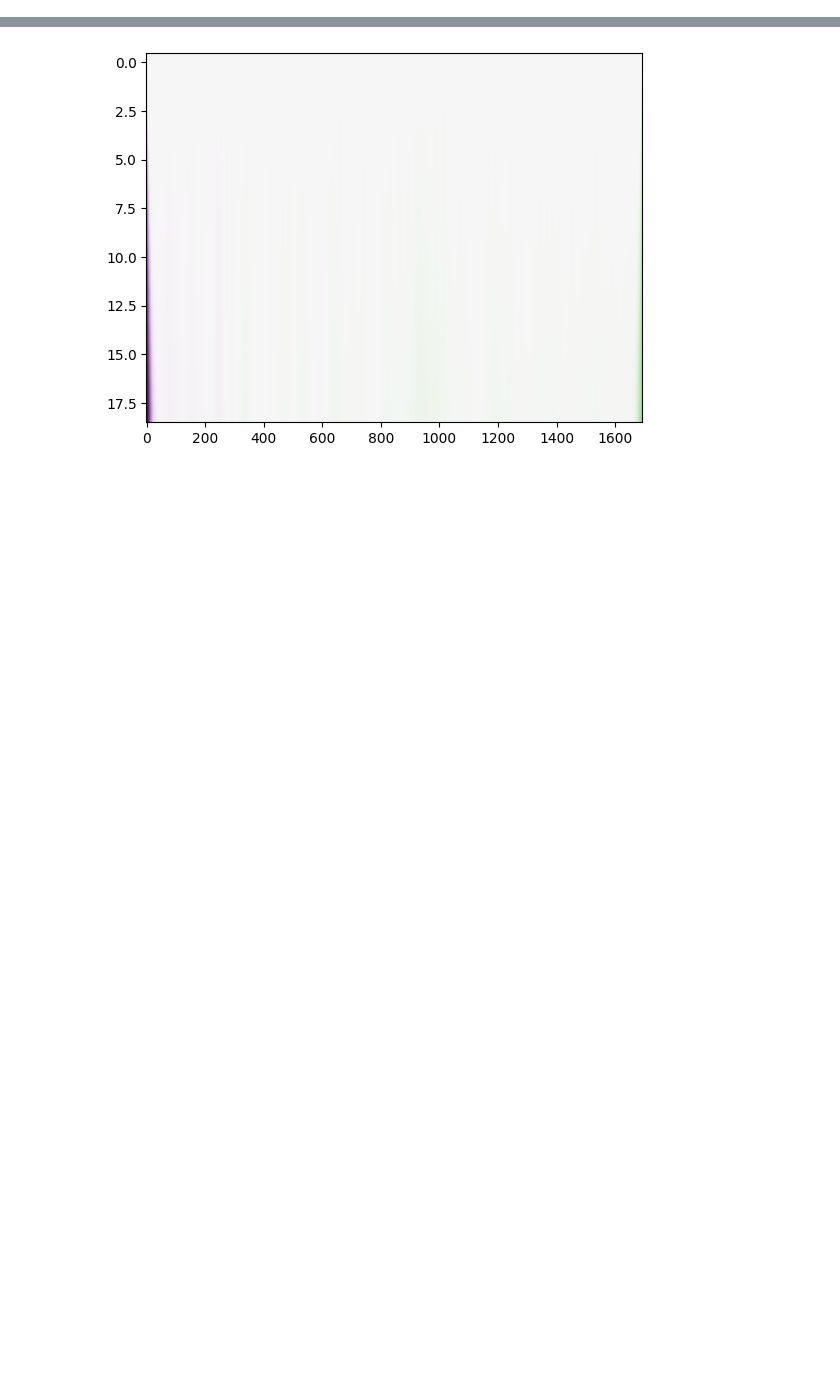
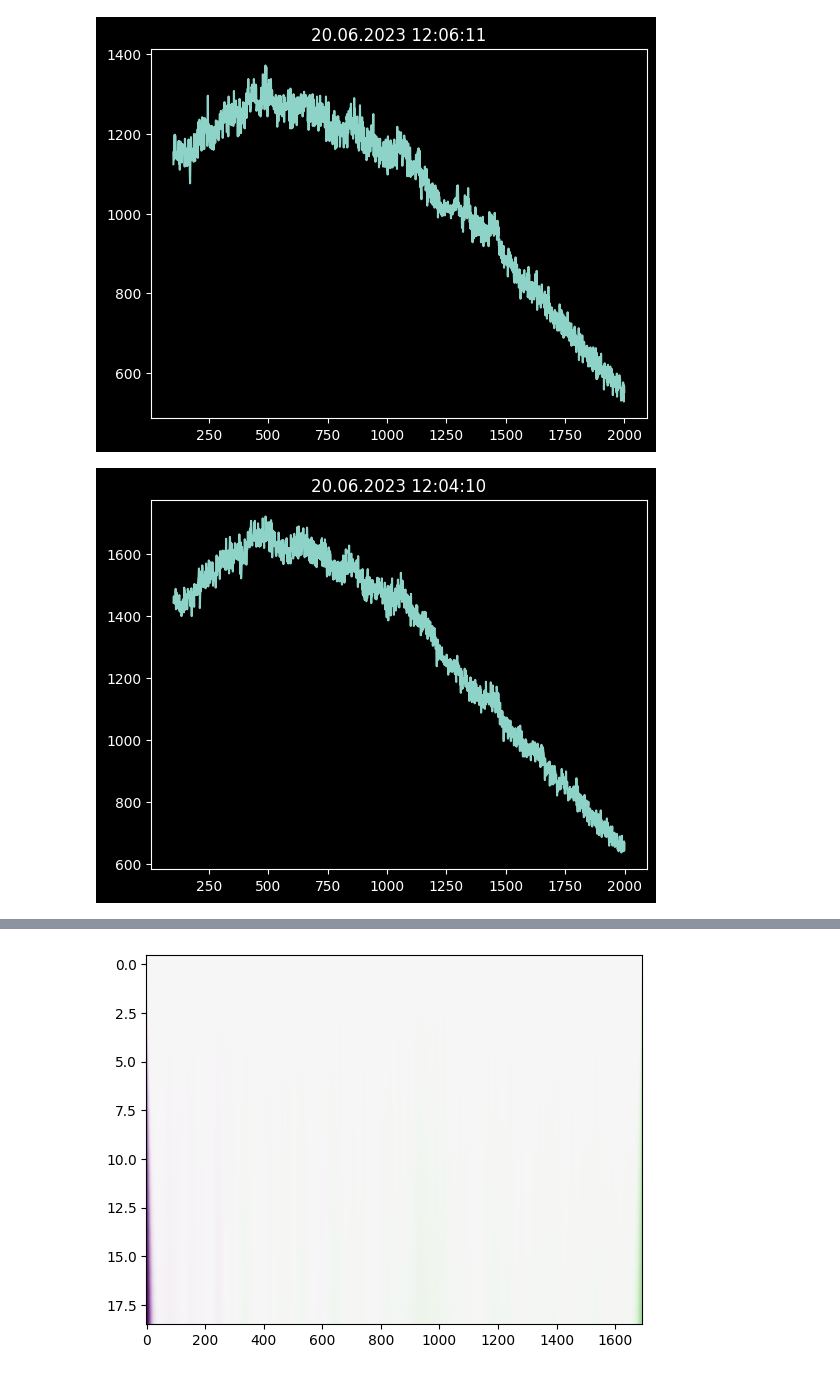
Before and after one commit to oftavira/raman, a Jupyter notebook: wavelets.ipynb, the cells around one changed output, grey strips where cells are left out. Drawn from its saved outputs; the diff is of its cells as text; code cells hidden in the pictures; blank space fills up the shorter version.

```diff
--- a/wavelets.ipynb
+++ b/wavelets.ipynb
@@ -34,0 +25,3 @@ print(ny.shape)
+# %%
+for e in ramans.ramans:
+    print(e)
@@ -34,0 +65,16 @@ print(ny.shape)
+# %%
+ramans.date='20.06.2023 '
+
+removespecs = ['12:03:20','12:10:13']
+
+for e in removespecs:
+    ramans.pop(e)
+# %%
+for k, v in ramans.ramanspecs.items():
+    plt.figure()
+    plt.title(k)
+    plt.plot(v.x, v.y)
+    plt.show()
+# %% [output]
+[figure, added]
+[figure, added]
```
Also changed, not shown: parts of 10 cells of this notebook, 1 other file.
